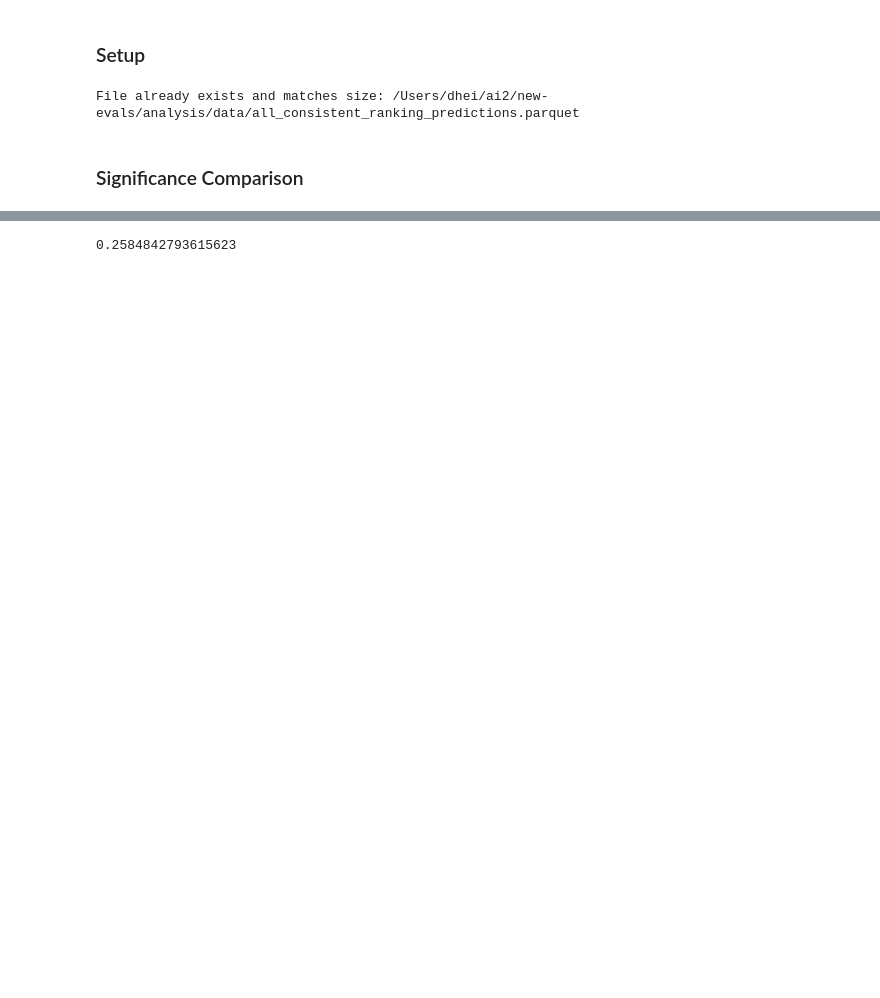
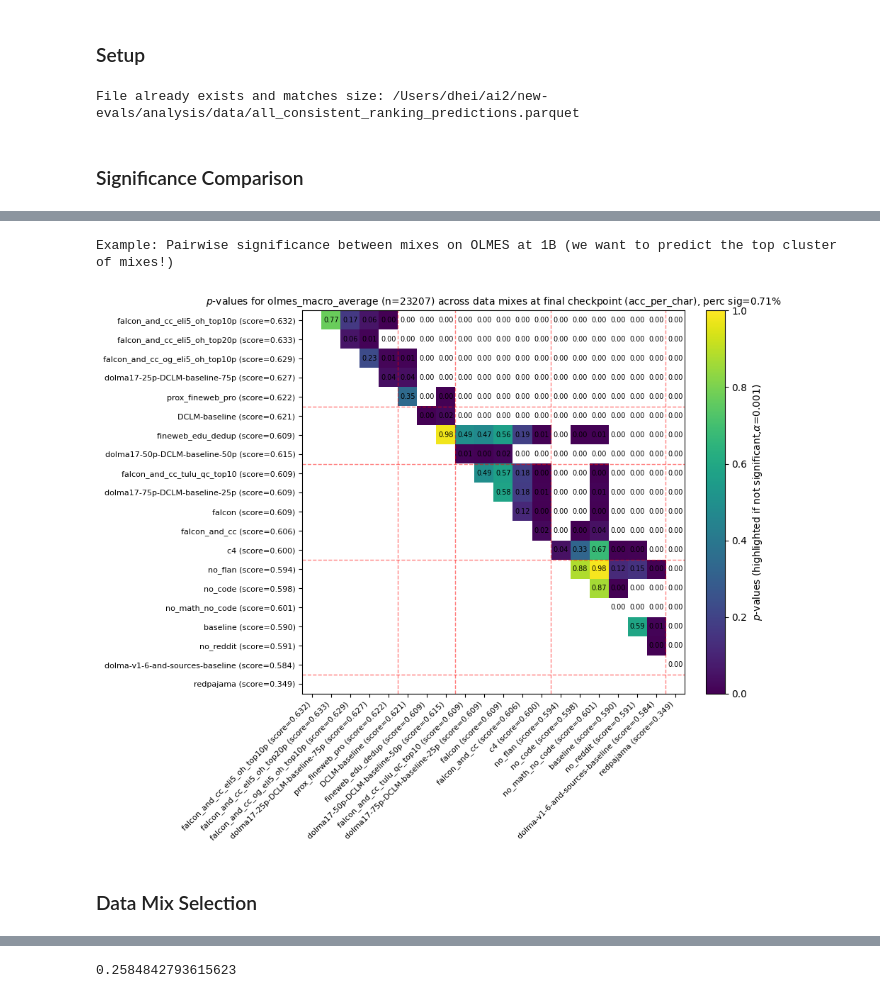
Before and after one commit to davidheineman/new-evals, a Jupyter notebook: analysis/notebooks/significance.ipynb, the cells around one changed output, grey strips where cells are left out. Drawn from its saved outputs; the diff is of its cells as text; code cells hidden in the pictures; blank space fills up the shorter version.

```diff
--- a/analysis/notebooks/significance.ipynb
+++ b/analysis/notebooks/significance.ipynb
@@ -262,0 +57,23 @@ How to interpret: We want high *recall* scores for low compute (i.e., we want to
+# %%
+from stats import compute_significance
+
+models = [model for model in MODELS if '1B' in model]
+olmes  = [task for task in TASKS if ':para' not in task]
+
+print('Example: Pairwise significance between mixes on OLMES at 1B (we want to predict the top cluster of mixes!)')
+_, p_values, _ = compute_significance(
+    df,
+    models=models,
+    metric='acc_per_char',
+    last_n=1,      # the "last n" checkpoints to average results
+    alpha=0.001,   # significance level
+    tasks=[olmes], # single tasks (e.g., hellaswag) or suites (e.g., OLMES)
+    # tasks=[MMLU],
+    # tasks=['arc_challenge'],
+    do_plot=True
+)
+# %% [output]
+Example: Pairwise significance between mixes on OLMES at 1B (we want to predict the top cluster of mixes!)
+[figure, added]
+# %% [markdown]
+### Data Mix Selection
```
Also changed, not shown: parts of 16 cells of this notebook, 4 other files.
